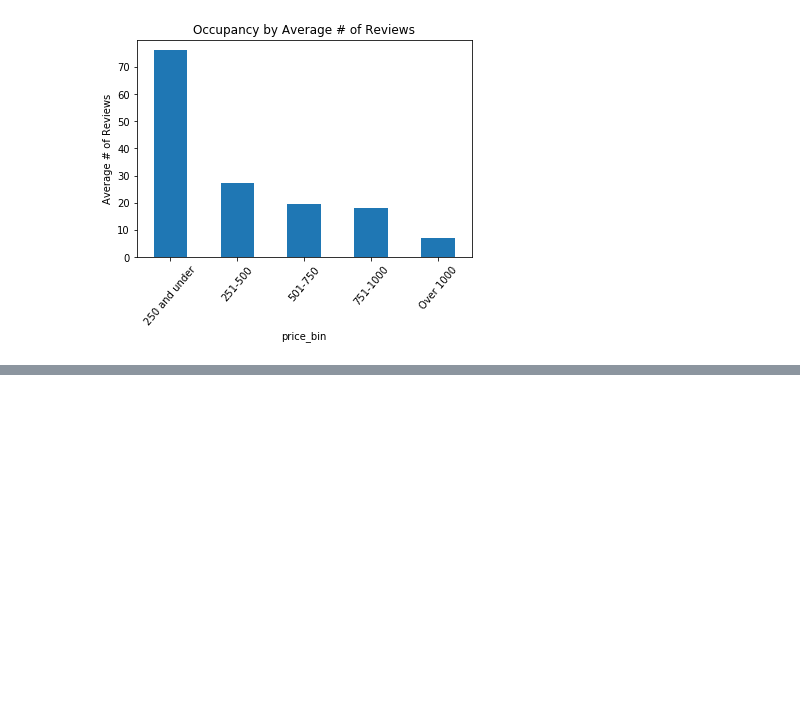
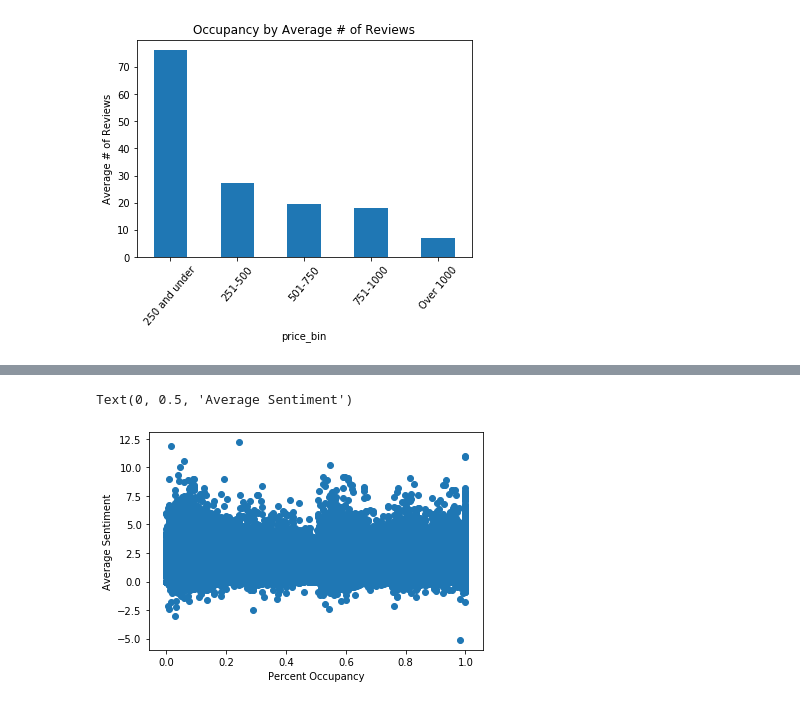
Before and after one commit to dmilestone/final-project, a Jupyter notebook: charts-for-final.ipynb, the cells around one changed output, grey strips where cells are left out. Saved outputs shown, nothing was run; the diff lists cells and outputs as text; code cells hidden in the pictures; blank space fills up the shorter version.

```diff
--- a/charts-for-final.ipynb
+++ b/charts-for-final.ipynb
@@ -332,3 +332,6 @@ plt.title("Occupancy by Average # of Reviews")
 plt.savefig('Average # of Reviews by Price Range')
 # %% [output]
 [figure]
+# %%
+sentiment_df = pd.read_csv("./data/reviews_with_sentiment.csv")
+sentiment_df.head()
@@ -334,0 +345,4 @@ plt.savefig('Average # of Reviews by Price Range')
+# %%
+change_id_df = listings_df.rename(columns={"id": "listing_id"})
+listing_sentiment_df = pd.merge(change_id_df, sentiment_df, on="listing_id", how="left")
+listing_sentiment_df.head()
@@ -334,0 +357,7 @@ plt.savefig('Average # of Reviews by Price Range')
+# %%
+plt.scatter(listing_sentiment_df["occupancy"], listing_sentiment_df["sentiments"])
+plt.xlabel('Percent Occupancy')
+plt.ylabel('Average Sentiment')
+# %% [output]
+Text(0, 0.5, 'Average Sentiment')
+[figure, added]
```
Also changed, not shown: parts of 2 cells of this notebook, 7 other files.
